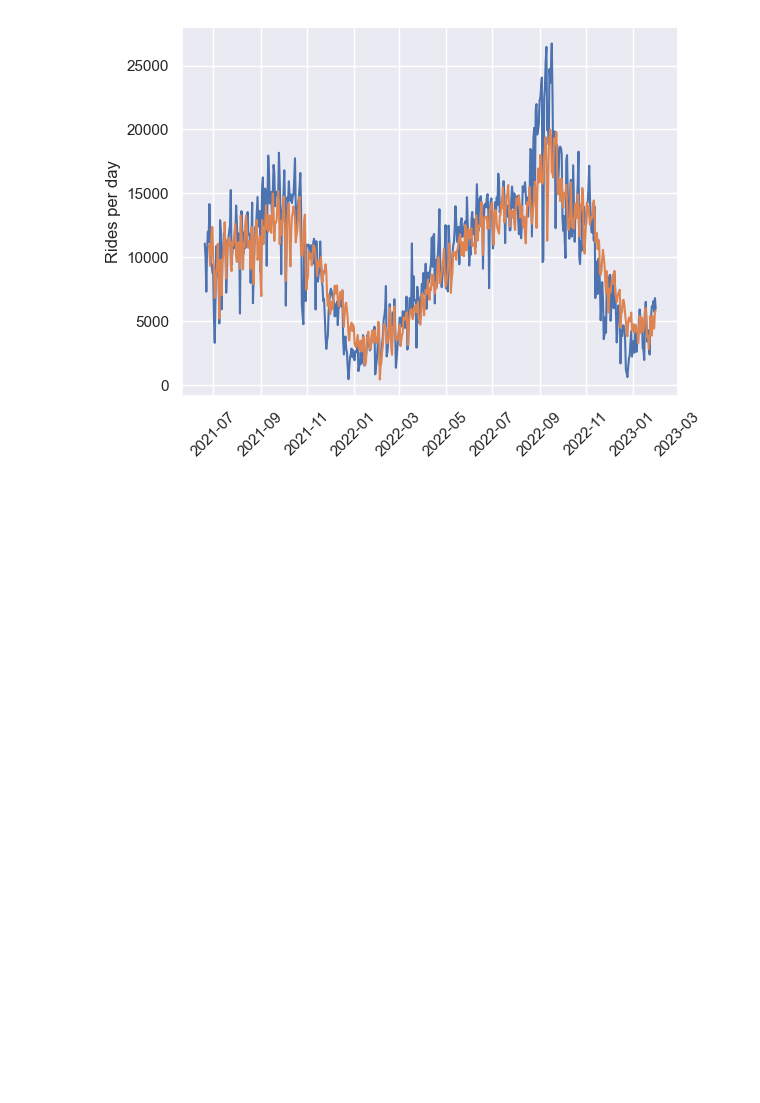
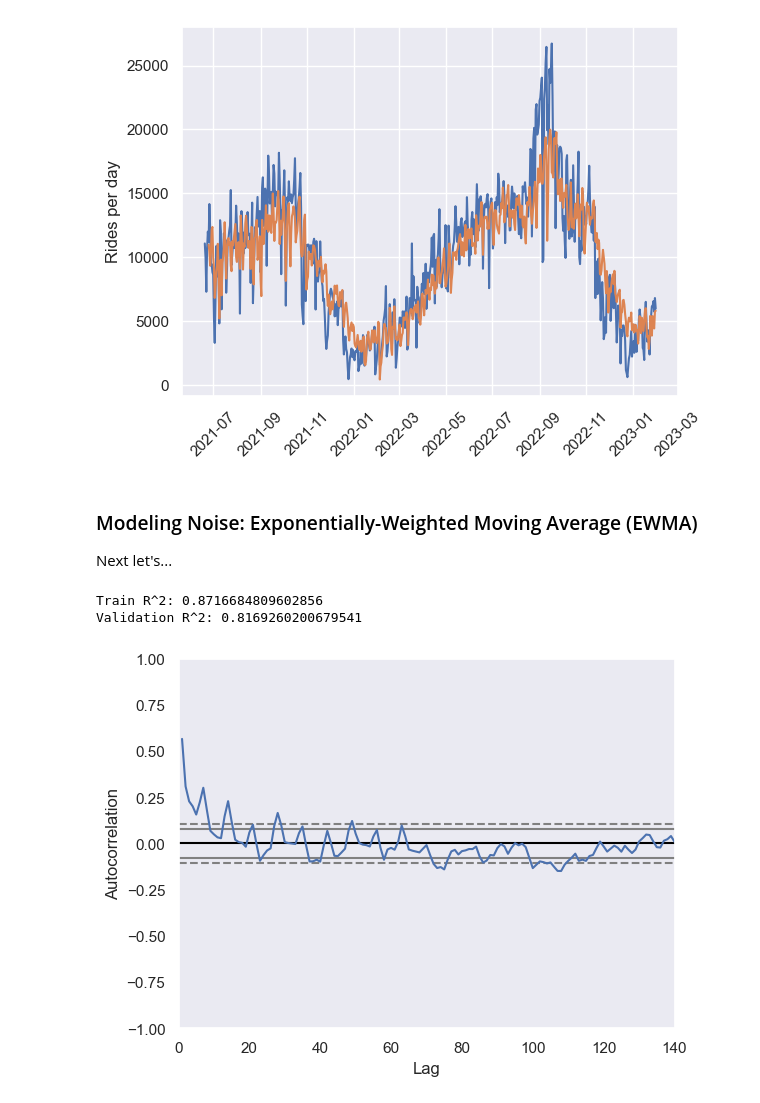
Before and after one commit to data-sandbox/ml-bluebikes-forecasting, a Jupyter notebook: notebooks/01_Ridership_forecasting.ipynb, the cells around one changed output. Saved outputs shown, nothing was run; the diff lists cells and outputs as text; code cells hidden in the pictures; blank space fills up the shorter version.

```diff
--- a/notebooks/01_Ridership_forecasting.ipynb
+++ b/notebooks/01_Ridership_forecasting.ipynb
@@ -554,3 +554,51 @@ plt.ylabel('Rides per day');
 X = train
 y = train['count']
 # evaluateCV(full_model, X, y, folds=5)
+# %% [markdown]
+### Modeling Noise: Exponentially-Weighted Moving Average (EWMA)
+Next let's...
+# %%
+class ExponentialMovingAvg(base.BaseEstimator, base.TransformerMixin):
+    """Generate features based on window statistics of past noise/residuals."""
+
+    def __init__(self, halflife=5):
+        self.halflife = halflife
+
+    def fit(self, X, y=None):
+        return self
+
+    def transform(self, X):
+        '''Generate new features'''
+        df = pd.DataFrame()
+        df['residual'] = pd.Series(X, index=X.index)
+        df['previous'] = df['residual'].shift(1)
+        df['rolling'] = df['residual'].ewm(halflife=self.halflife).mean().shift(1)
+        df = df.fillna(method='bfill')
+
+        return df
+
+# Create and train residual model
+residual_model = Pipeline([('residual_features', ExponentialMovingAvg(halflife=5)),
+                           ('regressor', Ridge())])
+# %%
+DAYS_INTO_FUTURE = 3
+
+# Construct and train full model
+full_model = FullModel(model_features, residual_model, steps=DAYS_INTO_FUTURE)
+full_model.fit(train, train['count'])
+y_pred_train = full_model.predict(train)
+print(f"Train R^2: {r2_score(train['count'].iloc[DAYS_INTO_FUTURE:], y_pred_train.dropna())}")
+
+# Make predictions
+y_pred_valid = full_model.predict(valid)
+print(f"Validation R^2: {r2_score(valid['count'].iloc[DAYS_INTO_FUTURE:], y_pred_valid.dropna())}")
+# %% [output]
+Train R^2: 0.8716684809602856
+Validation R^2: 0.8169260200679541
+# %%
+# Check autocorrelation plot again
+resd = valid['count'].iloc[DAYS_INTO_FUTURE:] -  y_pred_valid.dropna()
+autocorrelation_plot(resd)
+plt.xlim([0, 140]);
+# %% [output]
+[figure, added]
```
Also changed, not shown: parts of 2 cells of this notebook, 1 other file.
